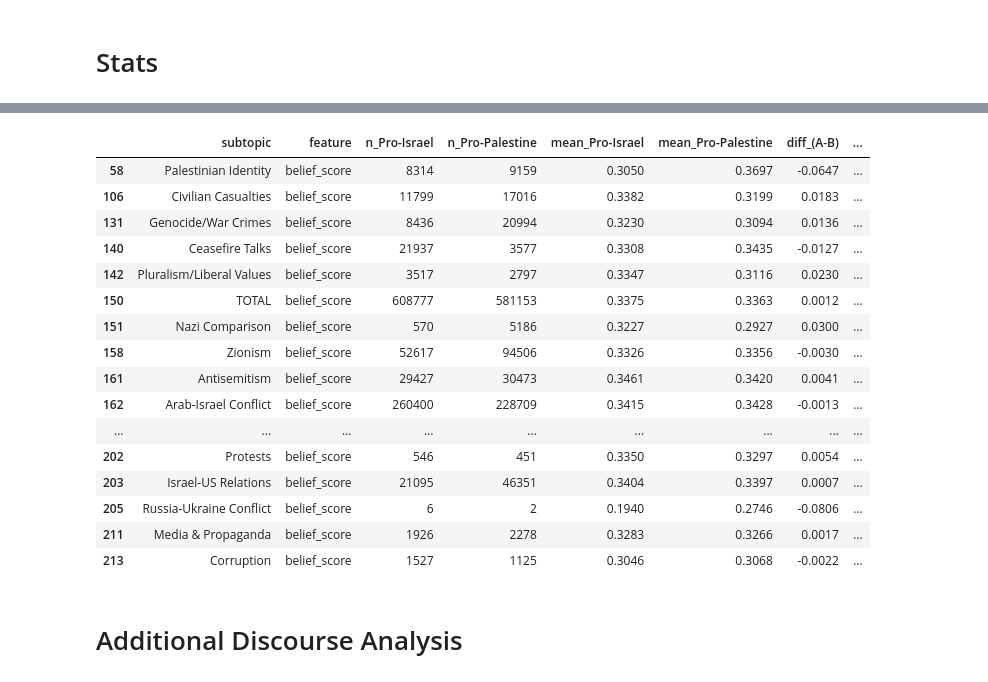
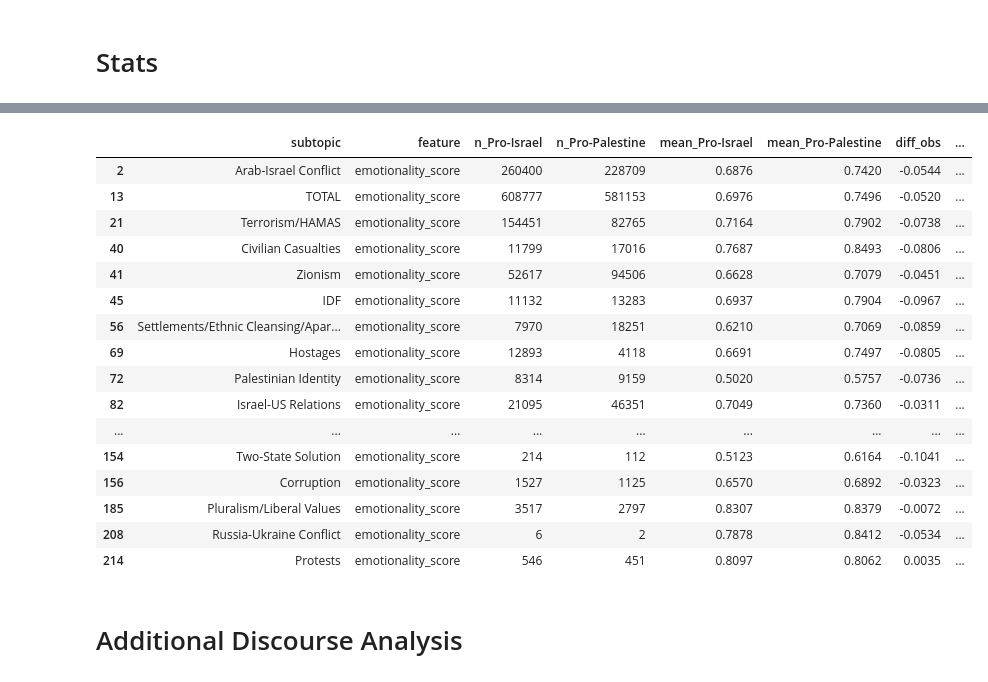
Before and after one commit to shaharoded/Israel-Palestine-War-Reddit-Analysis, a Jupyter notebook: StatisticalSignificance.ipynb, the cells around one changed output, grey strips where cells are left out. Drawn from its saved outputs; the diff is of its cells as text; code cells hidden in the pictures.

```diff
--- a/StatisticalSignificance.ipynb
+++ b/StatisticalSignificance.ipynb
@@ -164,23 +216,23 @@ Welch t-tests (Pro-Israel vs Pro-Palestine) by subtopic (including TOTAL).
 # %%
-pretty[pretty['feature']=='belief_score']
+pretty[pretty['feature']=='emotionality_score']
 # %% [output]
-|  | subtopic | feature | n_Pro-Israel | n_Pro-Palestine | mean_Pro-Israel | mean_Pro-Palestine | diff_(A-B) | ... |
-| 58 | Palestinian Identity | belief_score | 8314 | 9159 | 0.3050 | 0.3697 | -0.0647 | ... |
-| 106 | Civilian Casualties | belief_score | 11799 | 17016 | 0.3382 | 0.3199 | 0.0183 | ... |
-| 131 | Genocide/War Crimes | belief_score | 8436 | 20994 | 0.3230 | 0.3094 | 0.0136 | ... |
-| 140 | Ceasefire Talks | belief_score | 21937 | 3577 | 0.3308 | 0.3435 | -0.0127 | ... |
-| 142 | Pluralism/Liberal Values | belief_score | 3517 | 2797 | 0.3347 | 0.3116 | 0.0230 | ... |
-| 150 | TOTAL | belief_score | 608777 | 581153 | 0.3375 | 0.3363 | 0.0012 | ... |
-| 151 | Nazi Comparison | belief_score | 570 | 5186 | 0.3227 | 0.2927 | 0.0300 | ... |
-| 158 | Zionism | belief_score | 52617 | 94506 | 0.3326 | 0.3356 | -0.0030 | ... |
-| 161 | Antisemitism | belief_score | 29427 | 30473 | 0.3461 | 0.3420 | 0.0041 | ... |
-| 162 | Arab-Israel Conflict | belief_score | 260400 | 228709 | 0.3415 | 0.3428 | -0.0013 | ... |
+|  | subtopic | feature | n_Pro-Israel | n_Pro-Palestine | mean_Pro-Israel | mean_Pro-Palestine | diff_obs | ... |
+| 2 | Arab-Israel Conflict | emotionality_score | 260400 | 228709 | 0.6876 | 0.7420 | -0.0544 | ... |
+| 13 | TOTAL | emotionality_score | 608777 | 581153 | 0.6976 | 0.7496 | -0.0520 | ... |
+| 21 | Terrorism/HAMAS | emotionality_score | 154451 | 82765 | 0.7164 | 0.7902 | -0.0738 | ... |
+| 40 | Civilian Casualties | emotionality_score | 11799 | 17016 | 0.7687 | 0.8493 | -0.0806 | ... |
+| 41 | Zionism | emotionality_score | 52617 | 94506 | 0.6628 | 0.7079 | -0.0451 | ... |
+| 45 | IDF | emotionality_score | 11132 | 13283 | 0.6937 | 0.7904 | -0.0967 | ... |
+| 56 | Settlements/Ethnic Cleansing/Apar... | emotionality_score | 7970 | 18251 | 0.6210 | 0.7069 | -0.0859 | ... |
+| 69 | Hostages | emotionality_score | 12893 | 4118 | 0.6691 | 0.7497 | -0.0805 | ... |
+| 72 | Palestinian Identity | emotionality_score | 8314 | 9159 | 0.5020 | 0.5757 | -0.0736 | ... |
+| 82 | Israel-US Relations | emotionality_score | 21095 | 46351 | 0.7049 | 0.7360 | -0.0311 | ... |
 | ... | ... | ... | ... | ... | ... | ... | ... | ... |
-| 202 | Protests | belief_score | 546 | 451 | 0.3350 | 0.3297 | 0.0054 | ... |
-| 203 | Israel-US Relations | belief_score | 21095 | 46351 | 0.3404 | 0.3397 | 0.0007 | ... |
-| 205 | Russia-Ukraine Conflict | belief_score | 6 | 2 | 0.1940 | 0.2746 | -0.0806 | ... |
-| 211 | Media & Propaganda | belief_score | 1926 | 2278 | 0.3283 | 0.3266 | 0.0017 | ... |
-| 213 | Corruption | belief_score | 1527 | 1125 | 0.3046 | 0.3068 | -0.0022 | ... |
+| 154 | Two-State Solution | emotionality_score | 214 | 112 | 0.5123 | 0.6164 | -0.1041 | ... |
+| 156 | Corruption | emotionality_score | 1527 | 1125 | 0.6570 | 0.6892 | -0.0323 | ... |
+| 185 | Pluralism/Liberal Values | emotionality_score | 3517 | 2797 | 0.8307 | 0.8379 | -0.0072 | ... |
+| 208 | Russia-Ukraine Conflict | emotionality_score | 6 | 2 | 0.7878 | 0.8412 | -0.0534 | ... |
+| 214 | Protests | emotionality_score | 546 | 451 | 0.8097 | 0.8062 | 0.0035 | ... |
 # %% [markdown]
 # Additional Discourse Analysis
 # %% [markdown]
```
Also changed, not shown: parts of 8 cells of this notebook.
